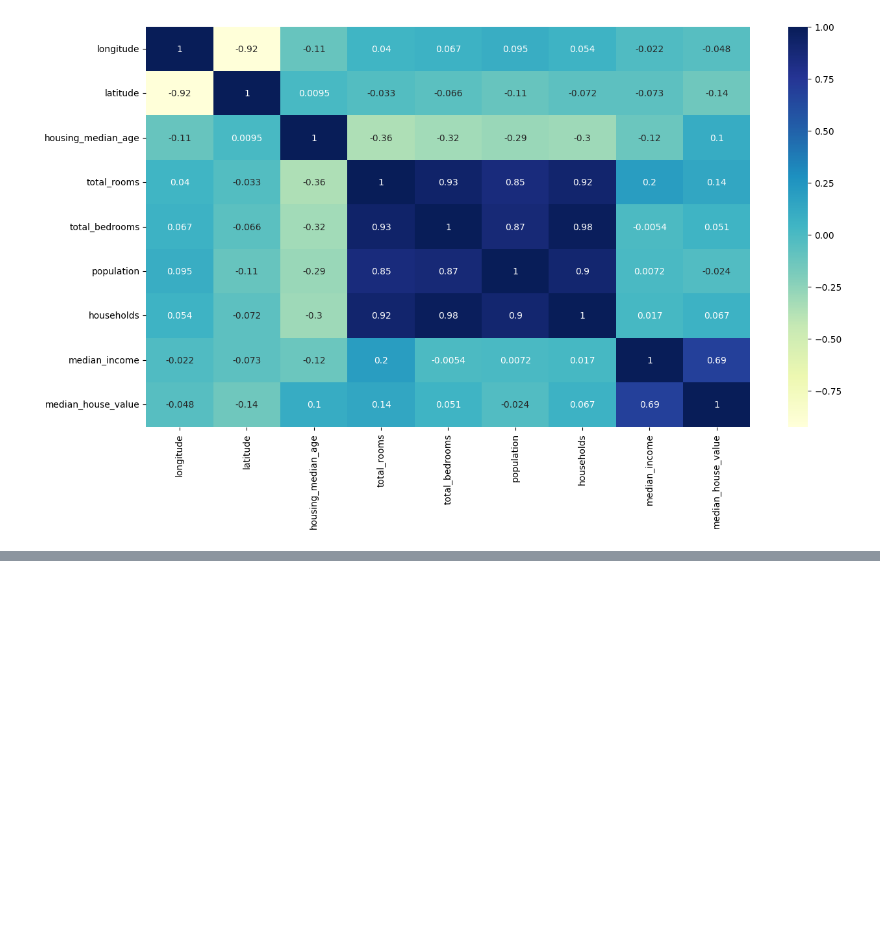
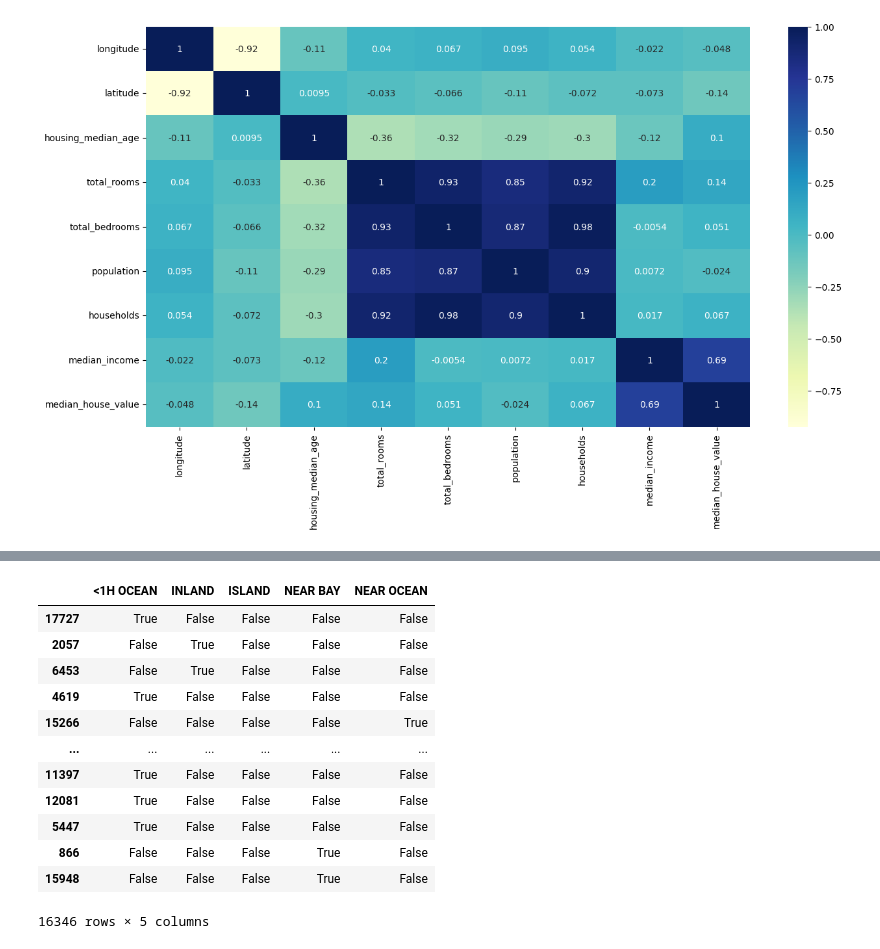
Before and after one commit to QAV-T/House-Price-Prediction, a Jupyter notebook: jupyter_notebooks/01-Data_Preparation.ipynb, the cells around one changed output, grey strips where cells are left out. Saved outputs shown, nothing was run; the diff lists cells and outputs as text; code cells hidden in the pictures; blank space fills up the shorter version.

```diff
--- a/jupyter_notebooks/01-Data_Preparation.ipynb
+++ b/jupyter_notebooks/01-Data_Preparation.ipynb
@@ -111,0 +124,16 @@ array([[<Axes: title={'center': 'longitude'}>,
+# %%
+pd.get_dummies(train_data.ocean_proximity)
+# %% [output]
+|  | <1H OCEAN | INLAND | ISLAND | NEAR BAY | NEAR OCEAN |
+| 17727 | True | False | False | False | False |
+| 2057 | False | True | False | False | False |
+| 6453 | False | True | False | False | False |
+| 4619 | True | False | False | False | False |
+| 15266 | False | False | False | False | True |
+| ... | ... | ... | ... | ... | ... |
+| 11397 | True | False | False | False | False |
+| 12081 | True | False | False | False | False |
+| 5447 | True | False | False | False | False |
+| 866 | False | False | False | True | False |
+| 15948 | False | False | False | True | False |
+16346 rows × 5 columns
```
Also changed, not shown: parts of 8 cells of this notebook.
